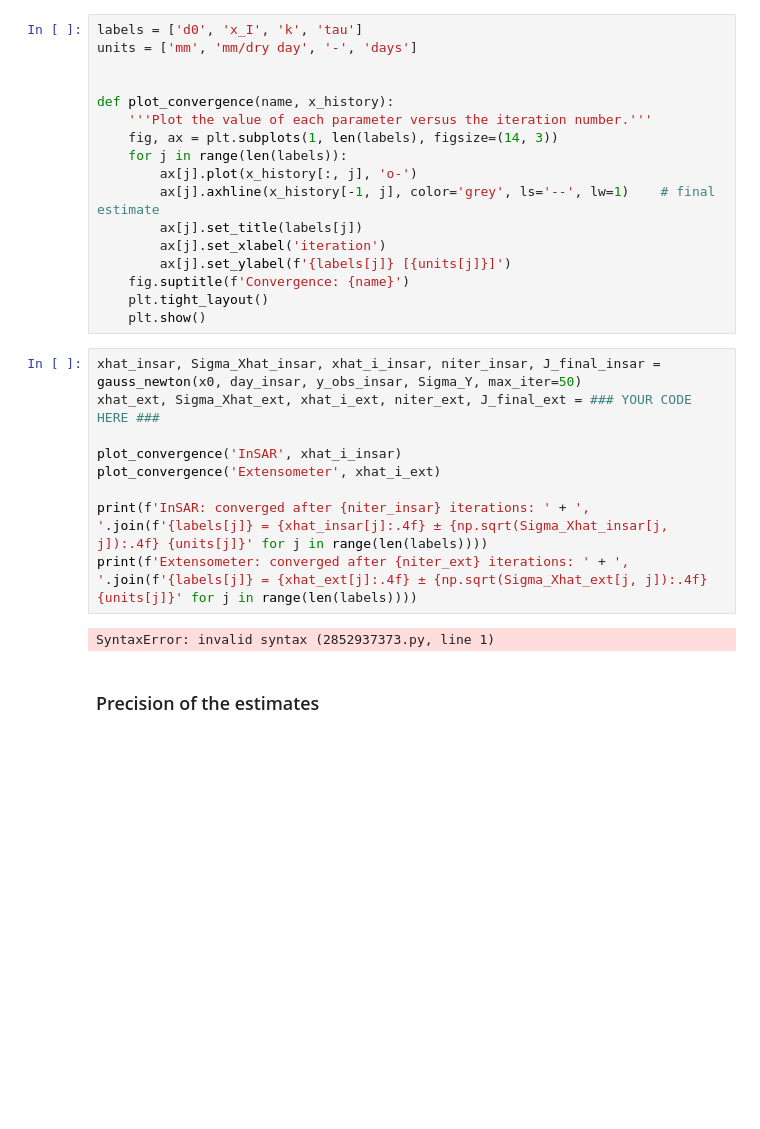
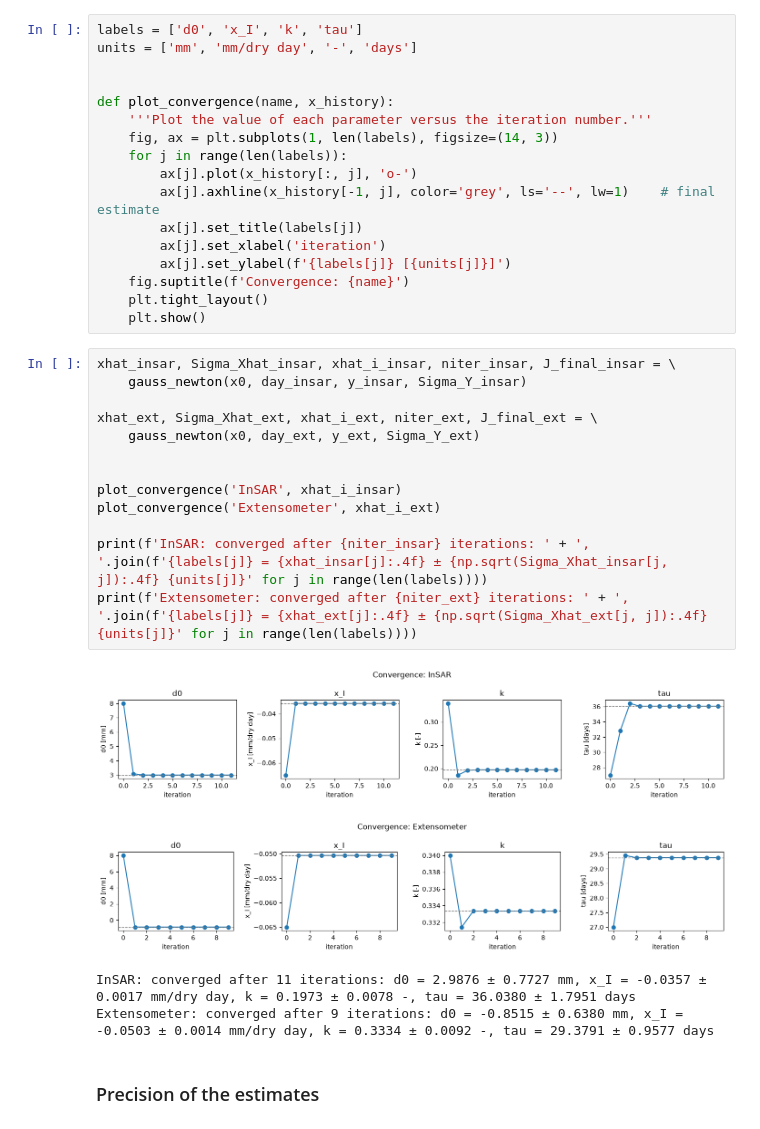
Before and after one commit to prajwalabc/GA1.8, a Jupyter notebook: fit_me_baby_one_more_time.ipynb, the cells around one changed output. Cells and saved outputs as stored; diff of their text form; blank space fills up the shorter version.

```diff
--- a/fit_me_baby_one_more_time.ipynb
+++ b/fit_me_baby_one_more_time.ipynb
@@ -406,16 +406,23 @@ def plot_convergence(name, x_history):
     plt.tight_layout()
     plt.show()
 # %%
-xhat_insar, Sigma_Xhat_insar, xhat_i_insar, niter_insar, J_final_insar = gauss_newton(x0, day_insar, y_obs_insar, Sigma_Y, max_iter=50)
-xhat_ext, Sigma_Xhat_ext, xhat_i_ext, niter_ext, J_final_ext = ### YOUR CODE HERE ###
+xhat_insar, Sigma_Xhat_insar, xhat_i_insar, niter_insar, J_final_insar = \
+    gauss_newton(x0, day_insar, y_insar, Sigma_Y_insar)
+
+xhat_ext, Sigma_Xhat_ext, xhat_i_ext, niter_ext, J_final_ext = \
+    gauss_newton(x0, day_ext, y_ext, Sigma_Y_ext)
+
 
 plot_convergence('InSAR', xhat_i_insar)
 plot_convergence('Extensometer', xhat_i_ext)
 
 print(f'InSAR: converged after {niter_insar} iterations: ' + ', '.join(f'{labels[j]} = {xhat_insar[j]:.4f} ± {np.sqrt(Sigma_Xhat_insar[j, j]):.4f} {units[j]}' for j in range(len(labels))))
 print(f'Extensometer: converged after {niter_ext} iterations: ' + ', '.join(f'{labels[j]} = {xhat_ext[j]:.4f} ± {np.sqrt(Sigma_Xhat_ext[j, j]):.4f} {units[j]}' for j in range(len(labels))))
 # %% [output]
+[figure, added]
+[figure, added]
-SyntaxError: invalid syntax (2852937373.py, line 1)
+InSAR: converged after 11 iterations: d0 = 2.9876 ± 0.7727 mm, x_I = -0.0357 ± 0.0017 mm/dry day, k = 0.1973 ± 0.0078 -, tau = 36.0380 ± 1.7951 days
+Extensometer: converged after 9 iterations: d0 = -0.8515 ± 0.6380 mm, x_I = -0.0503 ± 0.0014 mm/dry day, k = 0.3334 ± 0.0092 -, tau = 29.3791 ± 0.9577 days
 # %% [markdown]
 ### Precision of the estimates
 # %% [markdown]
```
Also changed, not shown: parts of 1 cell of this notebook.
